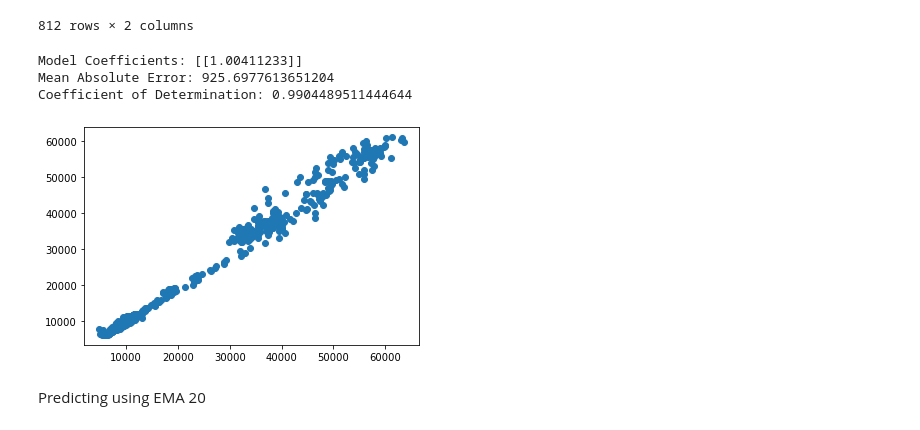
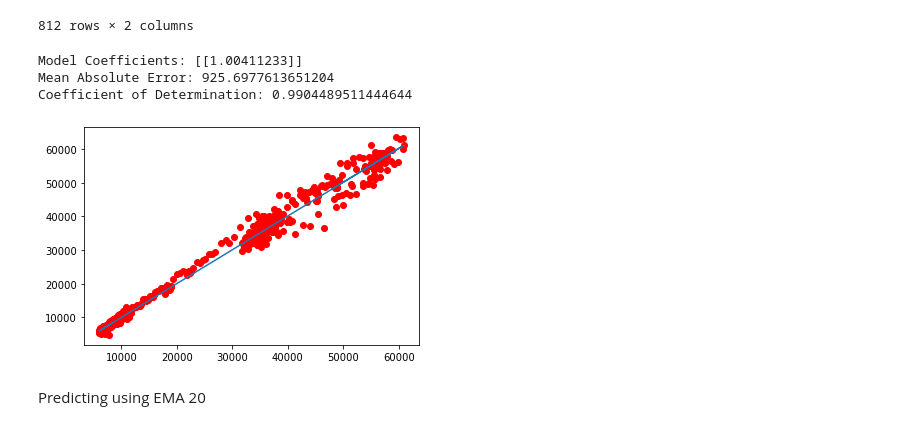
Before and after one commit to manoloenriquez/stintsy-mp, a Jupyter notebook: notebook.ipynb, the cells around one changed output. Saved outputs shown, nothing was run; the diff lists cells and outputs as text; code cells hidden in the pictures.

```diff
--- a/notebook.ipynb
+++ b/notebook.ipynb
@@ -80,16 +80,17 @@ result
 # %%
 print("Model Coefficients:", ema10_model.coef_)
 print("Mean Absolute Error:", mean_absolute_error(y_test, y_pred))
 # print("Root Mean Squared Error: ", np.sqrt(mean_squared_error(y_test, y_pred)))
 print("Coefficient of Determination:", r2_score(y_test, y_pred))
 
-plt.scatter(y_test, y_pred)
+plt.scatter(X_test, y_test, color='red')
+plt.plot(X_test, y_pred)
 plt.show()
 # %% [output]
 Model Coefficients: [[1.00411233]]
 Mean Absolute Error: 925.6977613651204
 Coefficient of Determination: 0.9904489511444644
-[figure, old version]
+[figure, new version]
 # %% [markdown]
 Predicting using EMA 20
 # %%
```
Also changed, not shown: parts of 2 cells of this notebook.
